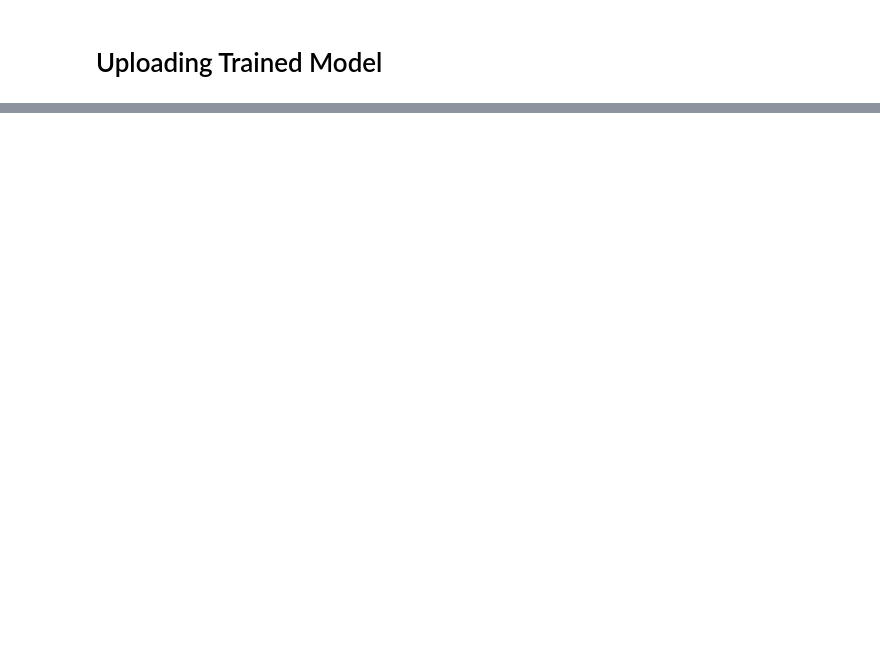
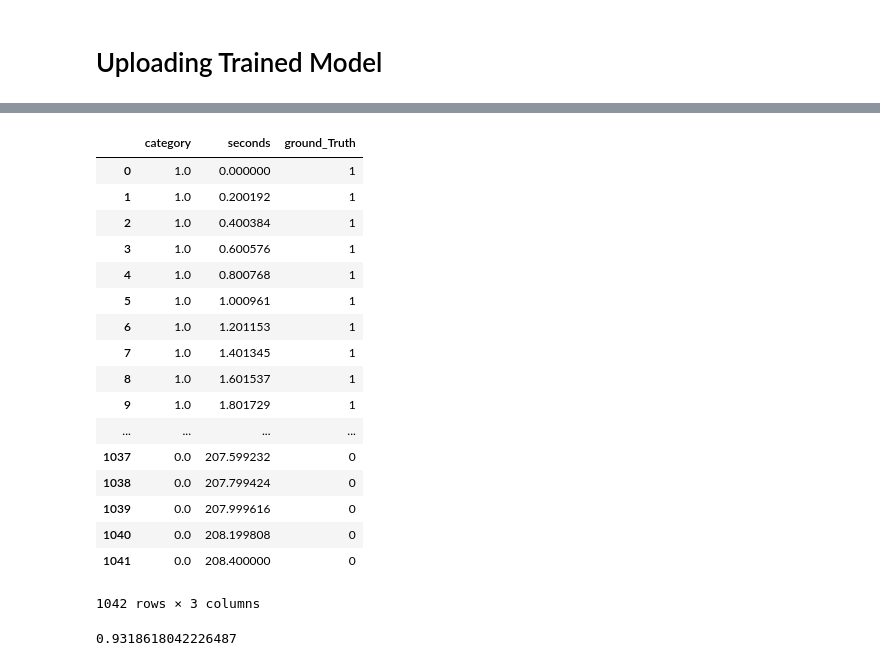
Before and after one commit to Kiwimaru/CS-590U---Final-Project, a Jupyter notebook: Conversation Analyzer.ipynb, the cells around one changed output, grey strips where cells are left out. Drawn from its saved outputs; the diff is of its cells as text; code cells hidden in the pictures; blank space fills up the shorter version.

```diff
--- a/Conversation Analyzer.ipynb
+++ b/Conversation Analyzer.ipynb
@@ -103 +161,52 @@ write('Test/laugh.wav', fs, x)
+# %%
+dataframe["ground_Truth"] = 0
+# %%
+# Try to annotate who is speaking by the second.
+df1 = dataframe[dataframe["seconds"].between(0, 7)]["ground_Truth"].replace(0, 1) # Speaker 1 is Joe Rogan
+df2 = dataframe[dataframe["seconds"].between(7, 37)]["ground_Truth"] # Speaker 0 by default
+df3 = dataframe[dataframe["seconds"].between(37, 38)]["ground_Truth"].replace(0, 1)
+df4 = dataframe[dataframe["seconds"].between(38, 67)]["ground_Truth"]
+df5 = dataframe[dataframe["seconds"].between(67, 83)]["ground_Truth"].replace(0, 1)
+df6 = dataframe[dataframe["seconds"].between(83, 88)]["ground_Truth"]
+df7 = dataframe[dataframe["seconds"].between(88, 106)]["ground_Truth"].replace(0, 1)
+df8 = dataframe[dataframe["seconds"].between(106, 113)]["ground_Truth"]
+df9 = dataframe[dataframe["seconds"].between(113, 117)]["ground_Truth"].replace(0, 1)
+df10 = dataframe[dataframe["seconds"].between(117, 118)]["ground_Truth"]
+df11 = dataframe[dataframe["seconds"].between(118, 135)]["ground_Truth"].replace(0, 1)
+df12 = dataframe[dataframe["seconds"].between(135, 185)]["ground_Truth"]
+df13 = dataframe[dataframe["seconds"].between(185, 194)]["ground_Truth"].replace(0, 1)
+df14 = dataframe[dataframe["seconds"].between(194, 209)]["ground_Truth"]
+# %%
+# Combine everything!
+labels = pd.concat([df1, df2, df3, df4, df5, df6, df7, df8, df9, df10, df11, df12, df13, df14])
+# %%
+# Add your annotations as a column
+dataframe["ground_Truth"] = labels
+dataframe
+# %% [output]
+|  | category | seconds | ground_Truth |
+| 0 | 1.0 | 0.000000 | 1 |
+| 1 | 1.0 | 0.200192 | 1 |
+| 2 | 1.0 | 0.400384 | 1 |
+| 3 | 1.0 | 0.600576 | 1 |
+| 4 | 1.0 | 0.800768 | 1 |
+| 5 | 1.0 | 1.000961 | 1 |
+| 6 | 1.0 | 1.201153 | 1 |
+| 7 | 1.0 | 1.401345 | 1 |
+| 8 | 1.0 | 1.601537 | 1 |
+| 9 | 1.0 | 1.801729 | 1 |
+| ... | ... | ... | ... |
+| 1037 | 0.0 | 207.599232 | 0 |
+| 1038 | 0.0 | 207.799424 | 0 |
+| 1039 | 0.0 | 207.999616 | 0 |
+| 1040 | 0.0 | 208.199808 | 0 |
+| 1041 | 0.0 | 208.400000 | 0 |
+1042 rows × 3 columns
+# %%
+# Sklearn provides a quick way to check accuracy between ground truth and category.
+
+from sklearn.metrics import accuracy_score
+accuracy_score(list(dataframe["ground_Truth"]), list(dataframe["category"].astype(int)))
+# %% [output]
+0.9318618042226487
 # %%
```
Also changed, not shown: parts of 10 cells of this notebook.
